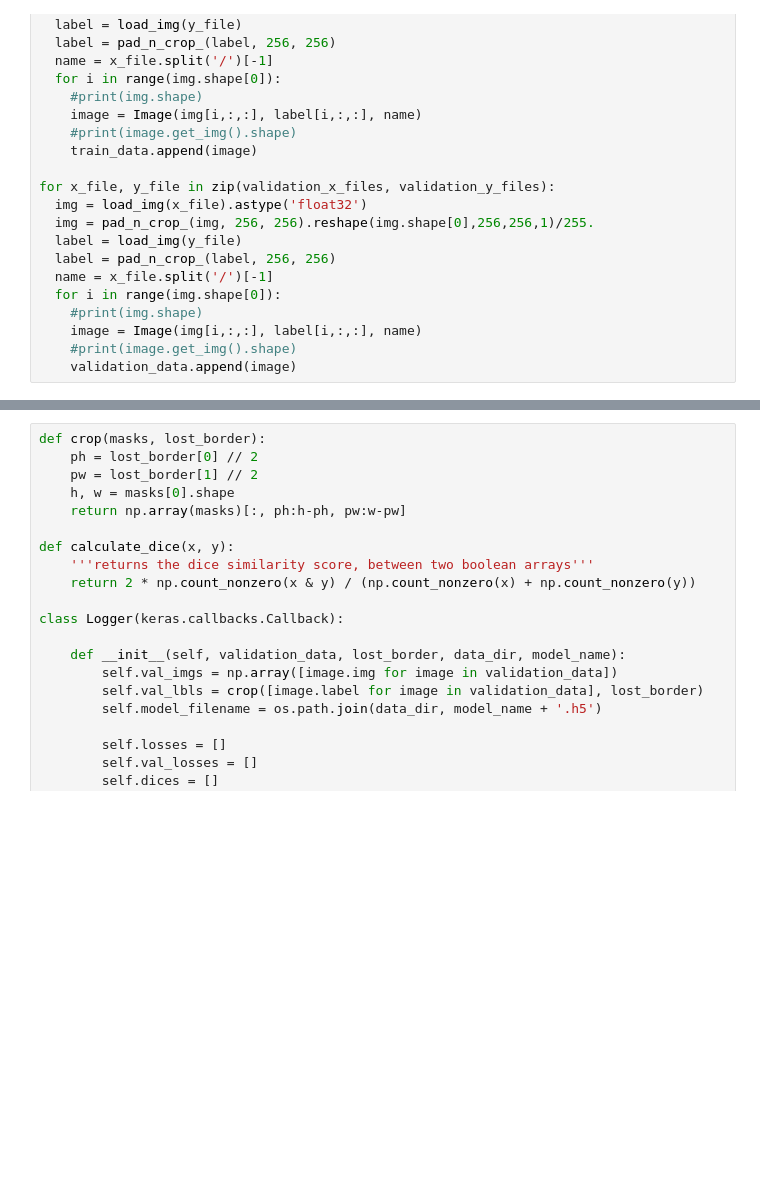
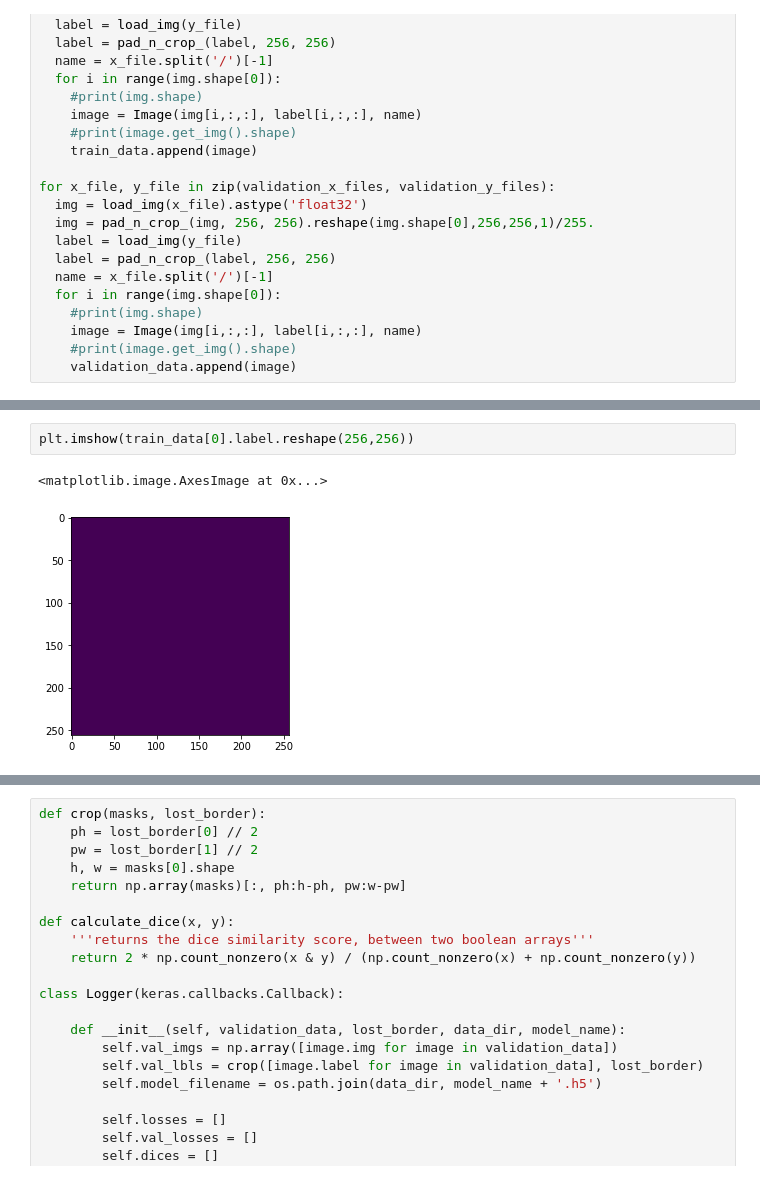
Before and after one commit to gabrielraya/intraretinal-cyst-fluid-detection, a Jupyter notebook: code/first_try_unet.ipynb, the cells around one changed output, grey strips where cells are left out. Saved outputs shown, nothing was run; the diff lists cells and outputs as text; blank space fills up the shorter version.

```diff
--- a/code/first_try_unet.ipynb
+++ b/code/first_try_unet.ipynb
@@ -224,0 +248,5 @@ from sklearn.utils import class_weight
+# %%
+plt.imshow(train_data[0].label.reshape(256,256))
+# %% [output]
+<matplotlib.image.AxesImage at 0x...>
+[figure, added]
```
Also changed, not shown: parts of 12 cells of this notebook.
